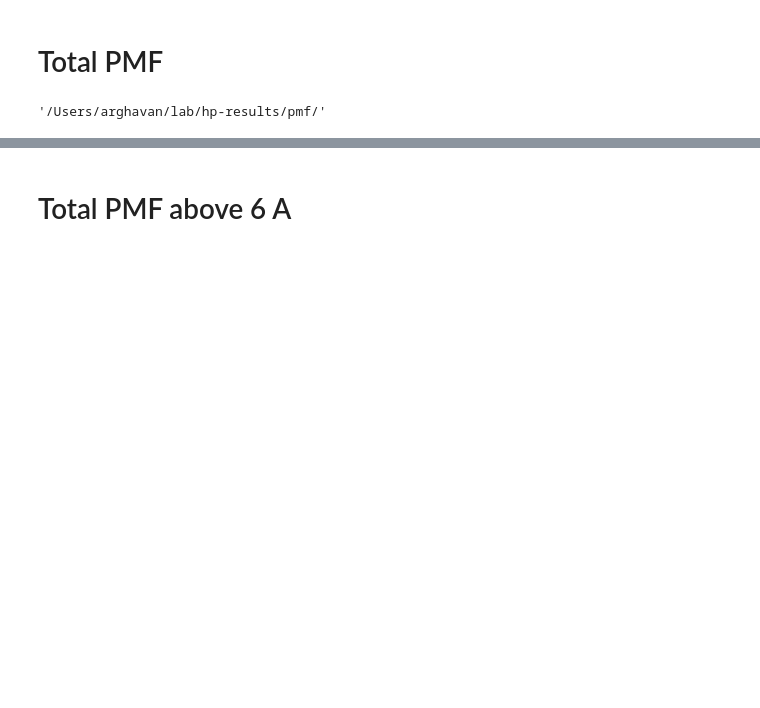
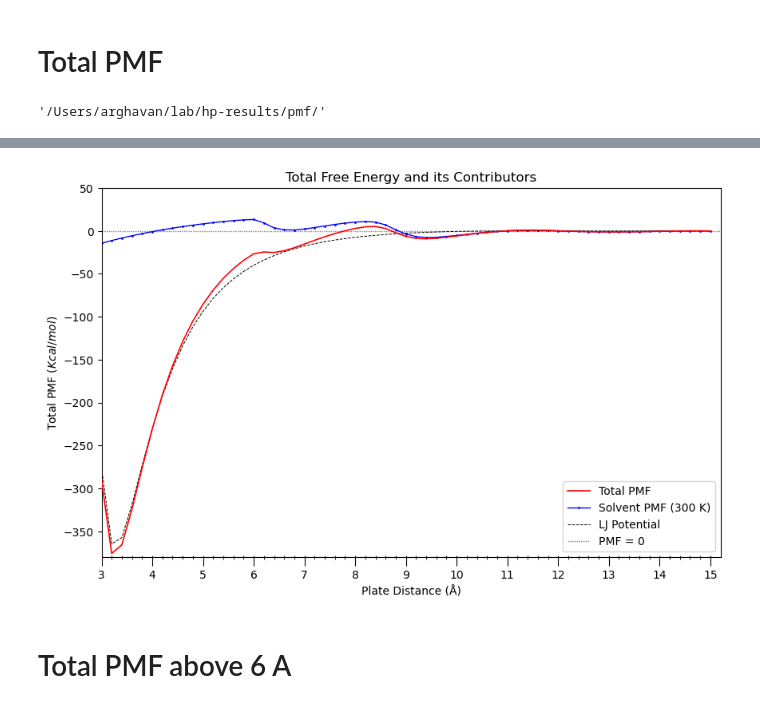
Before and after one commit to arghavanvg/hydrophobic-plates-analysis, a Jupyter notebook: df-energy-plotting.ipynb, the cells around one changed output, grey strips where cells are left out. Saved outputs shown, nothing was run; the diff lists cells and outputs as text; code cells hidden in the pictures; blank space fills up the shorter version.

```diff
--- a/df-energy-plotting.ipynb
+++ b/df-energy-plotting.ipynb
@@ -580,3 +564,34 @@ plt.savefig(f'{plots_path}/total_pmf.png', dpi=800)
+# %%
+plt.figure(figsize=(10, 6))
+plt.plot(all_pmf_df['Distance(Å)'], all_pmf_df['Total_PMF'], color='red', linestyle='-', markersize=1, linewidth=1.2, label='Total PMF', zorder=3 )
+plt.plot(all_pmf_df['Distance(Å)'], all_pmf_df['Solvent_PMF'], color='blue', marker='o', linestyle='-', markersize=1, linewidth=1, label='Solvent PMF (300 K)', zorder=2)
+plt.plot(all_pmf_df['Distance(Å)'], all_pmf_df['LJ'], color='black', linestyle='--', markersize=3, linewidth=0.7, label='LJ Potential', zorder=2)
+plt.hlines(y=0.00, xmin=2.0, xmax=15.2, color='grey', linestyle=(0, (1, 1)), linewidth=1, label = 'PMF = 0', zorder=1)
+
+
+plt.title('Total Free Energy and its Contributors')
+plt.xlabel('Plate Distance (Å)')
+plt.ylabel(r'Total PMF $(Kcal/mol)$')
+plt.xlim(3.0,15.2)
+plt.ylim (-380.0, 50.0)
+plt.gca().xaxis.set_major_locator(ticker.MultipleLocator(1))
+
+medium_ticks = np.arange(3.0,15.2, 0.2)
+plt.gca().set_xticks(medium_ticks, minor=True)
+
+plt.tick_params(axis='x', which='major', length=8)
+plt.tick_params(axis='x', which='minor', length=2)
+for t in medium_ticks:
+    plt.gca().axvline(t, ymin=0, ymax=0.003, color='k', lw=1)
+
+
+plt.legend()
+plots_path = f'{output_path}/plots/'
+os.makedirs(plots_path, exist_ok=True)
+
+plt.savefig(f'{plots_path}/total_pmf_kamel.png', dpi=800)
+# %% [output]
+[figure, added]
 # %% [markdown]
 # Total PMF above 6 A
 # %%
```
Also changed, not shown: parts of 4 cells of this notebook, 2 other files.
